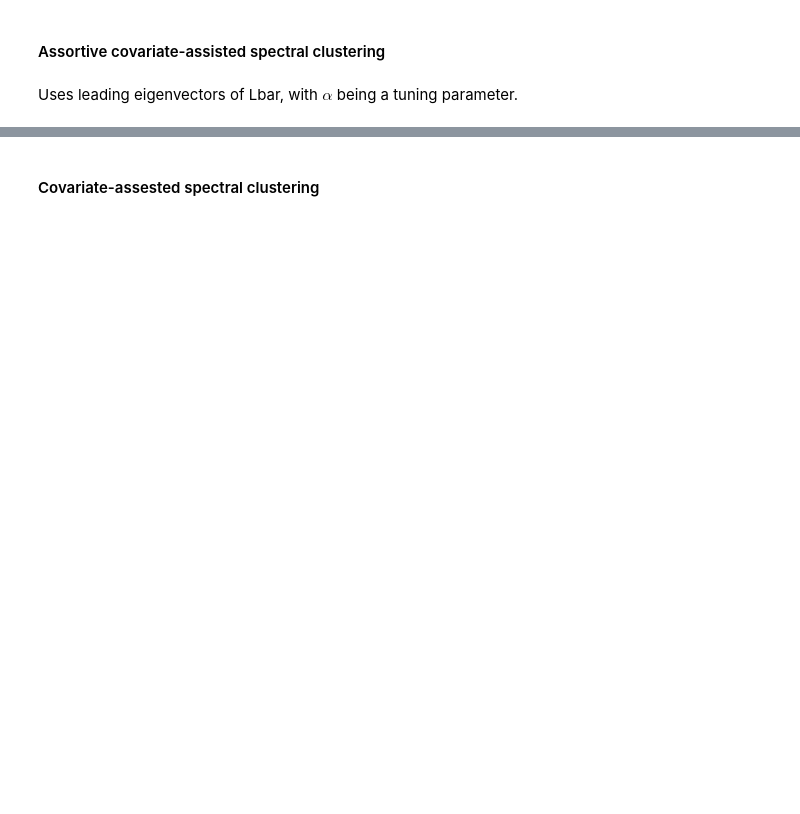
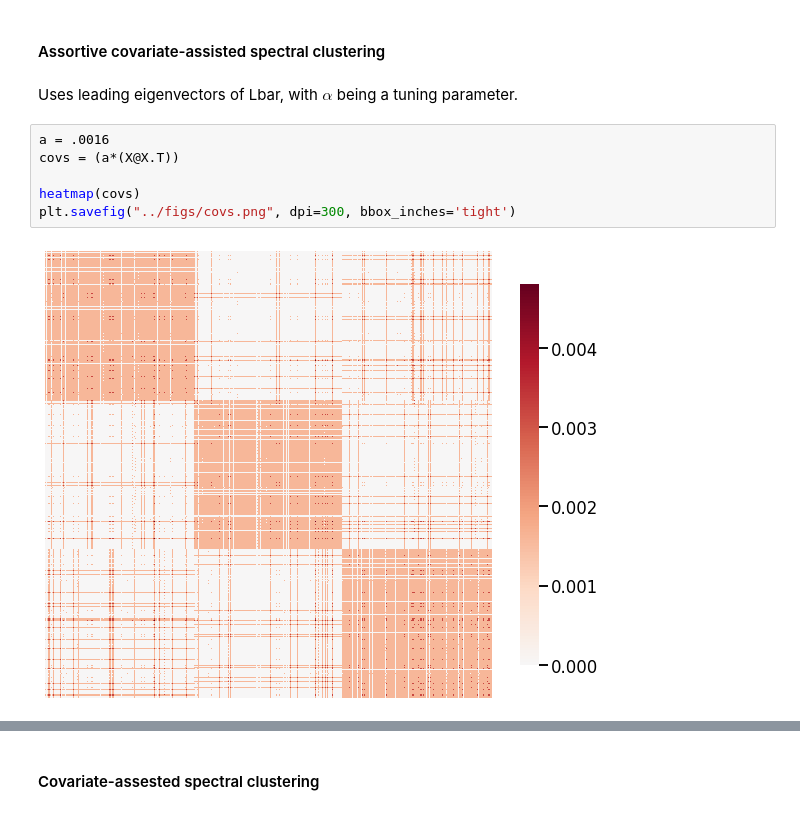
Before and after one commit to loftusa/graspy-personal, a Jupyter notebook: notebooks/casc_paper.ipynb, the cells around one changed output, grey strips where cells are left out. Saved outputs shown, nothing was run; the diff lists cells and outputs as text; blank space fills up the shorter version.

```diff
--- a/notebooks/casc_paper.ipynb
+++ b/notebooks/casc_paper.ipynb
@@ -134,3 +137,11 @@ heatmap(L)
 #### Assortive covariate-assisted spectral clustering
 # %% [markdown]
 Uses leading eigenvectors of Lbar, with $\alpha$ being a tuning parameter.
+# %%
+a = .0016
+covs = (a*(X@X.T))
+
+heatmap(covs)
+plt.savefig("../figs/covs.png", dpi=300, bbox_inches='tight')
+# %% [output]
+[figure, added]
```
Also changed, not shown: parts of 21 cells of this notebook, 10 other files.
